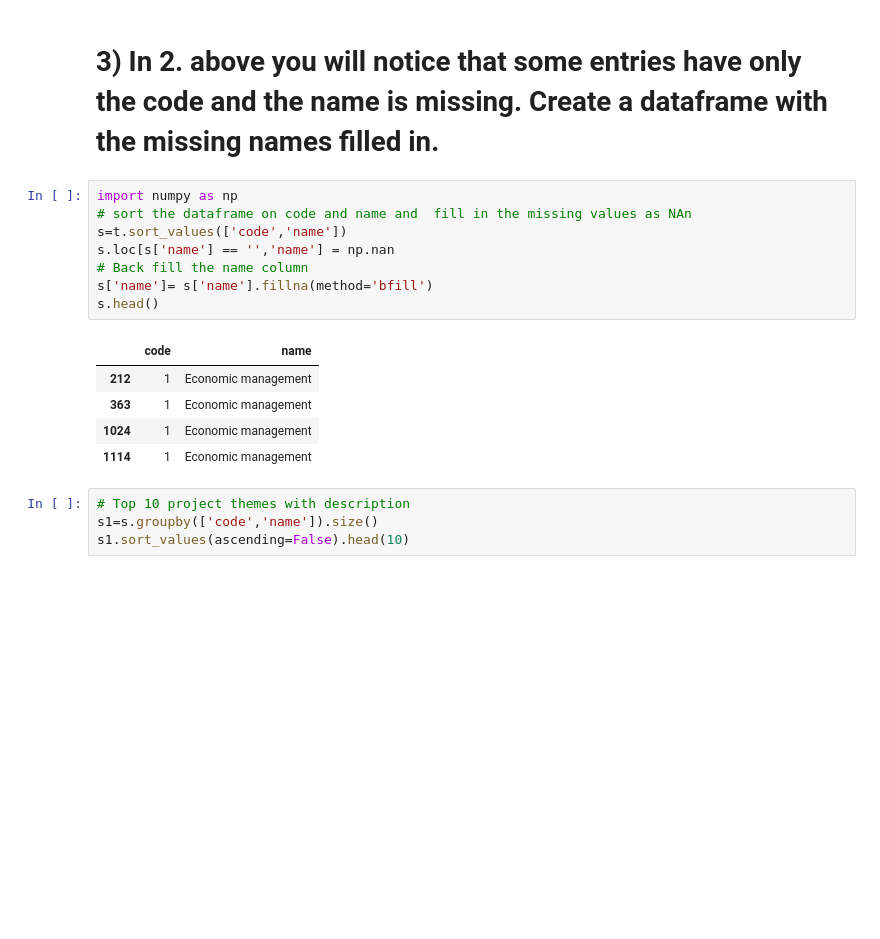
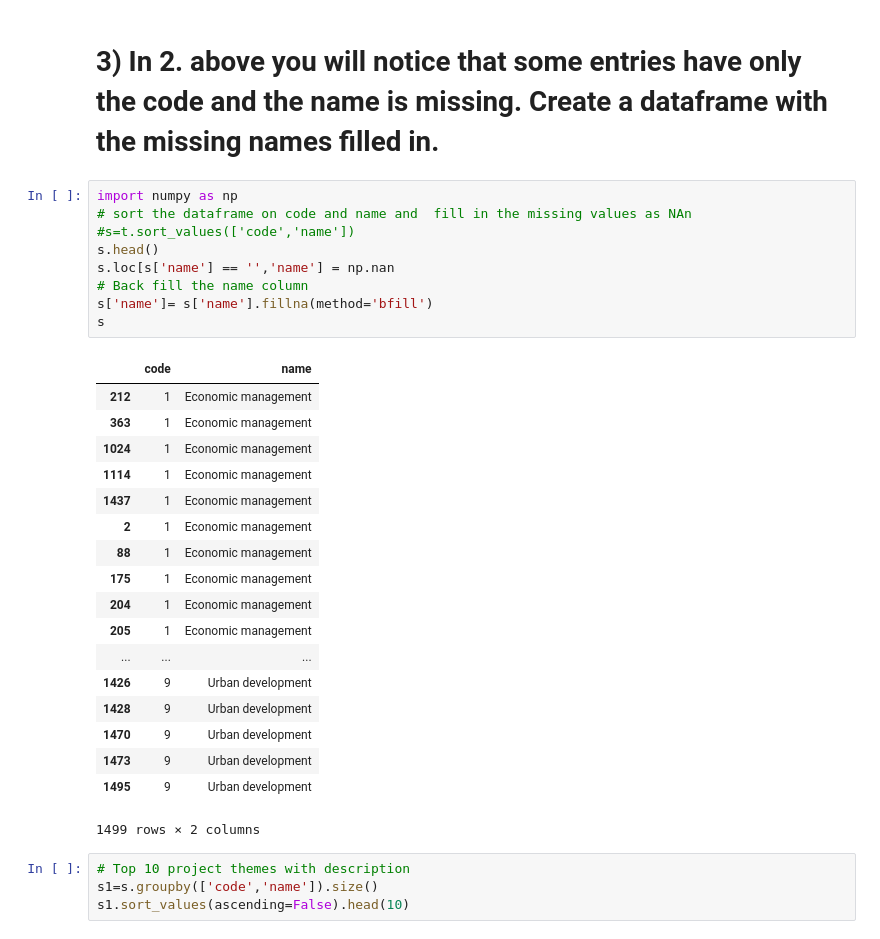
Before and after one commit to yoginij/DataScience, a Jupyter notebook: data_science/Excercise/data_wrangling_json/sliderule_dsi_json_exercise.ipynb, the cells around one changed output. Drawn from its saved outputs; the diff is of its cells as text; blank space fills up the shorter version.

Commit message:
update to json from code to name

```diff
--- a/data_science/Excercise/data_wrangling_json/sliderule_dsi_json_exercise.ipynb
+++ b/data_science/Excercise/data_wrangling_json/sliderule_dsi_json_exercise.ipynb
@@ -161,17 +185,31 @@ dtype: int64
 # %%
 import numpy as np
 # sort the dataframe on code and name and  fill in the missing values as NAn
-s=t.sort_values(['code','name'])
+#s=t.sort_values(['code','name'])
+s.head()
 s.loc[s['name'] == '','name'] = np.nan
 # Back fill the name column
 s['name']= s['name'].fillna(method='bfill')
-s.head()
+s
 # %% [output]
 |  | code | name |
 | 212 | 1 | Economic management |
 | 363 | 1 | Economic management |
 | 1024 | 1 | Economic management |
 | 1114 | 1 | Economic management |
+| 1437 | 1 | Economic management |
+| 2 | 1 | Economic management |
+| 88 | 1 | Economic management |
+| 175 | 1 | Economic management |
+| 204 | 1 | Economic management |
+| 205 | 1 | Economic management |
+| ... | ... | ... |
+| 1426 | 9 | Urban development |
+| 1428 | 9 | Urban development |
+| 1470 | 9 | Urban development |
+| 1473 | 9 | Urban development |
+| 1495 | 9 | Urban development |
+1499 rows × 2 columns
 # %%
 # Top 10 project themes with description
 s1=s.groupby(['code','name']).size()
```
Also changed, not shown: parts of 3 cells of this notebook, 2 other files.
